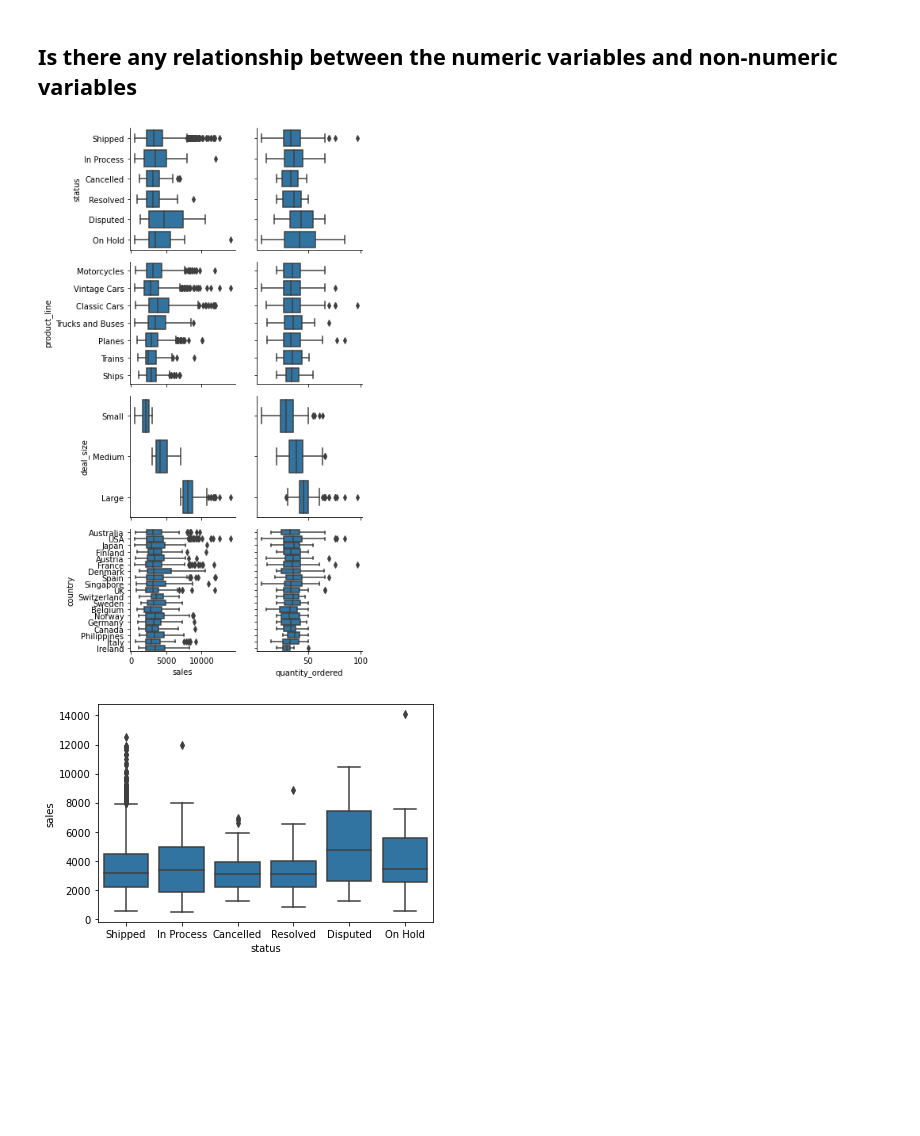
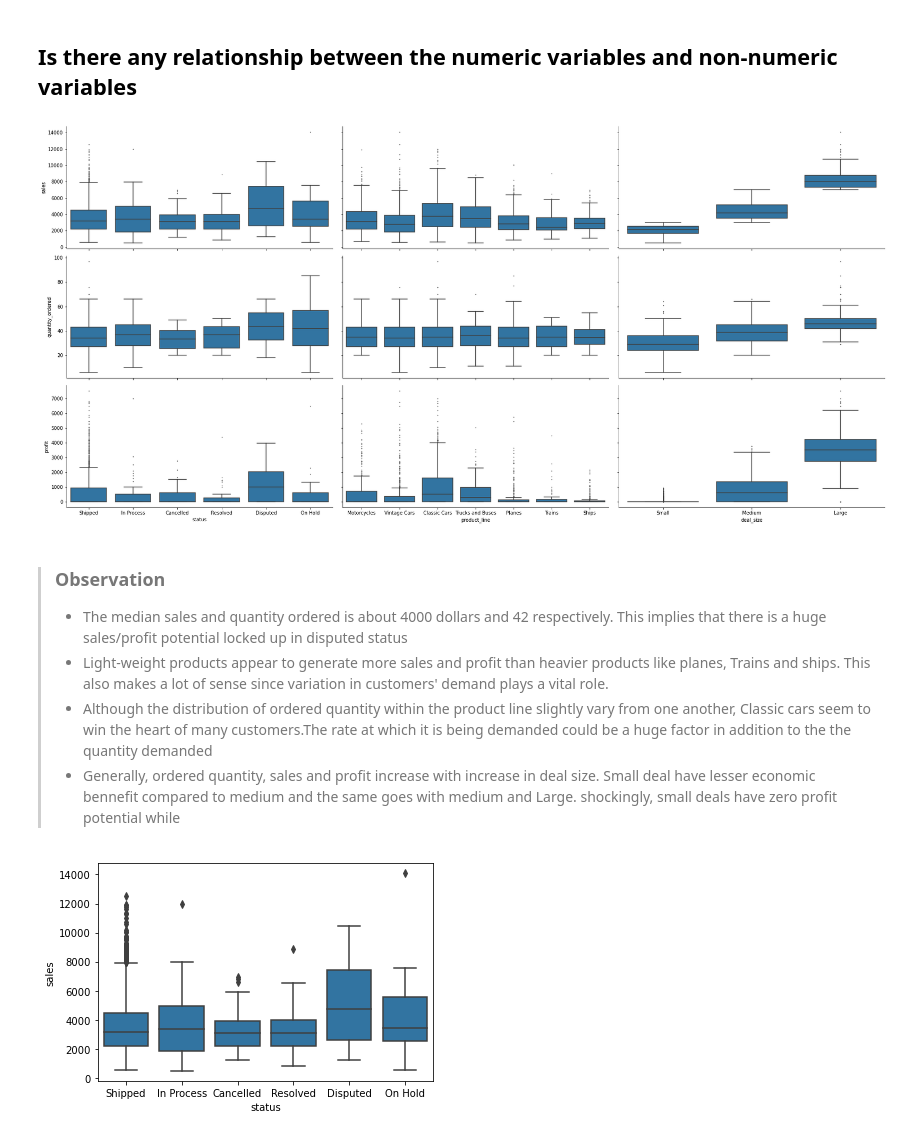
Before and after one commit to Biob-scientist/Sales_analytics, a Jupyter notebook: sales_exploratory_analysis.ipynb, the cells around one changed output. Drawn from its saved outputs; the diff is of its cells as text; code cells hidden in the pictures; blank space fills up the shorter version.

Commit message:
chore: plot PairGrid for numeric-categorical variables of interest

```diff
--- a/sales_exploratory_analysis.ipynb
+++ b/sales_exploratory_analysis.ipynb
@@ -388,13 +388,21 @@ plt.show()
 # %% [markdown]
 ## Is there any relationship between the numeric variables and non-numeric variables
 # %%
-x_vals=['sales','quantity_ordered']
-y_vals=['status','product_line','deal_size','country']
-g=sns.PairGrid(data=df,x_vars=x_vals,y_vars=y_vals)
-g.map(sns.boxplot,color=b_color)
+
+x_vals=['sales','quantity_ordered','profit']
+y_vals=['status','product_line','deal_size']
+g=sns.PairGrid(data=df,y_vars=x_vals,x_vars=y_vals,height = 4, aspect=2.1,)
+g.map(sns.boxplot, fliersize=1,color=b_color)
+
 plt.show()
 # %% [output]
-[figure, old version]
+[figure, new version]
+# %% [markdown]
+>### Observation
+>- The median sales  and quantity ordered is about 4000 dollars and 42 respectively. This implies that there is a huge sales/profit potential locked up in disputed status
+>- Light-weight products appear to generate more sales and profit than heavier products like planes, Trains and ships. This also makes a lot of sense since variation in customers' demand plays a vital role.
+>- Although the distribution of ordered quantity within the product line slightly vary from one another, Classic cars seem to win the heart of many customers.The rate at which it is being demanded could be a huge factor in addition to the the quantity demanded
+>- Generally, ordered quantity, sales and profit increase with increase in deal size. Small deal have lesser economic bennefit compared to medium and the same goes with medium and Large. shockingly, small deals have zero profit potential while
 # %%
 sns.boxplot(data=df, x='status',y='sales',color=b_color);
 plt.show()
```
Also changed, not shown: parts of 14 cells of this notebook.
